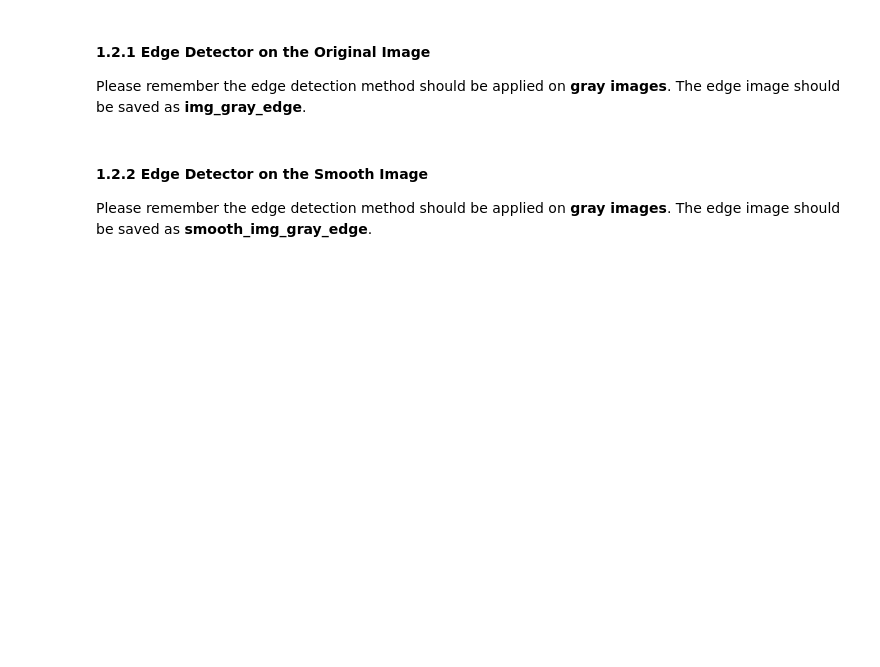
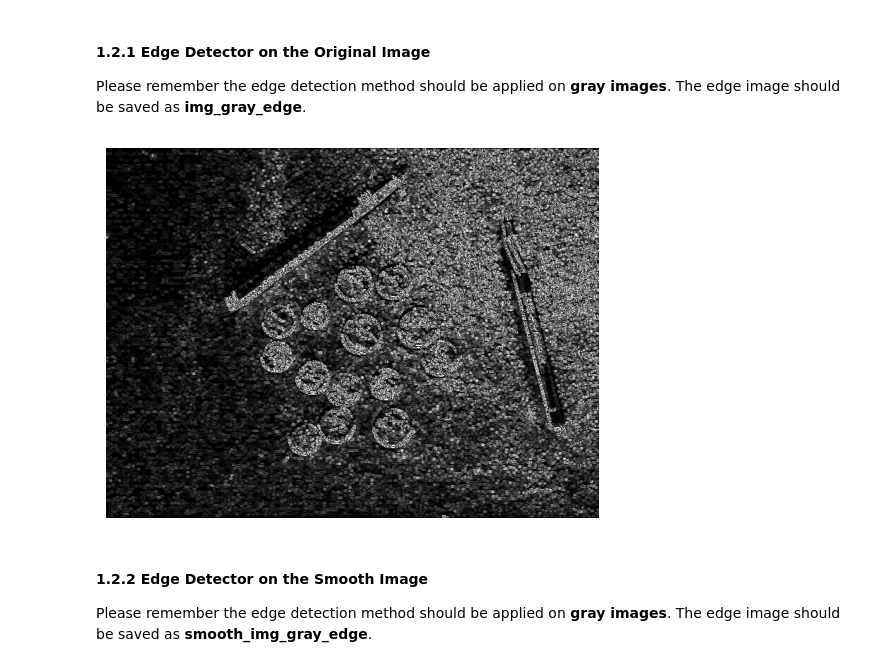
Before and after one commit to JaredMiller9922/CS-6320, a Jupyter notebook: proj2_6320/proj2_code/Project_2_CS6320.ipynb, the cells around one changed output. Saved outputs shown, nothing was run; the diff lists cells and outputs as text; code cells hidden in the pictures; blank space fills up the shorter version.

```diff
--- a/proj2_6320/proj2_code/Project_2_CS6320.ipynb
+++ b/proj2_6320/proj2_code/Project_2_CS6320.ipynb
@@ -214,35 +216,48 @@ def detect_edges_with_sobel(image):
     '''
     Detects edges in a grayscale image using Sobel filters.
 
     Input:
         image : np.ndarray
             Grayscale image on which edges are to be detected.
 
     Output:
         img_gray_edge : np.ndarray
             Image with detected edges.
 
     Description:
         1. Convolve the input image with the Sobel_x filter and Sobel_y filter separately.
         2. Compute the gradient magnitude from the x and y gradients.
     '''
     ############################
     ### TODO: Your Implementation ###
-    raise NotImplementedError("detect_edges_with_sobel() function needs to be implemented.")
+    sobel_x = np.array([[1,0,-1],[2,0,-2],[1,0,-1]])
+    sobel_y = np.array([[1,2,1],[0,0,0],[-1,-2,-1]])
+
+    # Convolve the input image with the sobel_x and sobel_y filter
+    g_x = cv.filter2D(image, -1, sobel_x)
+    g_y = cv.filter2D(image, -1, sobel_y)
+
+    # To find the gradient magnitude simply take the gradient norm of all pixels
+    g_magnitude = np.sqrt(g_x**2 + g_y**2)
+
     ############################
     ### Your Implementation ENDS here ###
     ############################
 
-    return img_gray_edge
+    return g_magnitude
 
+img_gray_edge = detect_edges_with_sobel(sobel_img_gray)
 
 # Save the Image
 cv.imwrite('../results/Ques_1/Ori_Clean_Edge_Image.png', img_gray_edge)
 
 # Plot the Image
 plt.figure()
 plt.imshow(img_gray_edge.astype(np.uint8), cmap='gray')
 plt.axis('off')
+plt.show()
+# %% [output]
+[figure, added]
 # %% [markdown]
 #### 1.2.2 Edge Detector on the Smooth Image
 Please remember the edge detection method should be applied on <b>gray images</b>.
```
Also changed, not shown: parts of 7 cells of this notebook, 2 other files.
